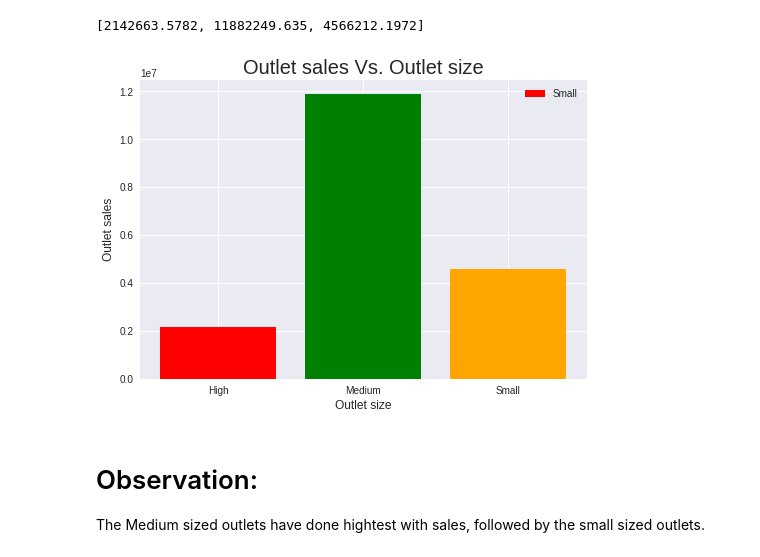
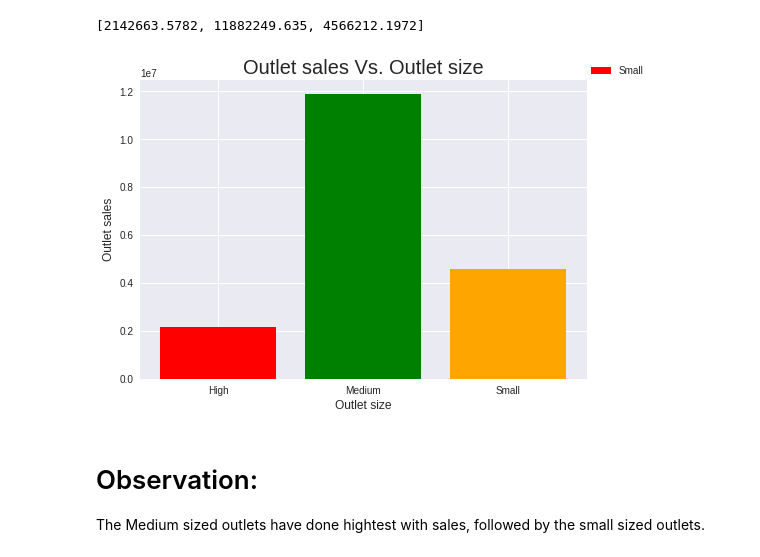
Before and after one commit to imugagga/Sales-Predictions---JFood-Sores, a Jupyter notebook: Sales_Predictions_Mugagga_Innocent.ipynb, the cells around one changed output. Cells and saved outputs as stored; diff of their text form; code cells hidden in the pictures.

```diff
--- a/Sales_Predictions_Mugagga_Innocent.ipynb
+++ b/Sales_Predictions_Mugagga_Innocent.ipynb
@@ -424,22 +424,23 @@ Outletsales
 # %%
 # Create a figure and axis object
 fig, ax = plt.subplots()
 
 # Plot the data as a bar plot
 ax.bar(Outletsize, Outletsales, color=['red', 'green', 'orange'])
 
 # Set the legend
-ax.legend(['Small', 'Medium', 'Large'])
+plt.legend(['Small', 'Medium', 'Large'], loc=(1,1))
+#ax.set_legend(['Small', 'Medium', 'Large'])
 
 # Set the axis labels and title
 ax.set_xlabel('Outlet size', fontsize=12)
 ax.set_ylabel('Outlet sales', fontsize=12)
 ax.set_title('Outlet sales Vs. Outlet size', fontsize=20)
 
 # Show the plot
 plt.show()
 # %% [output]
-[figure, old version]
+[figure, new version]
 # %% [markdown]
 # Observation:
 The Medium sized outlets have done hightest with sales, followed by the small sized outlets.
```
